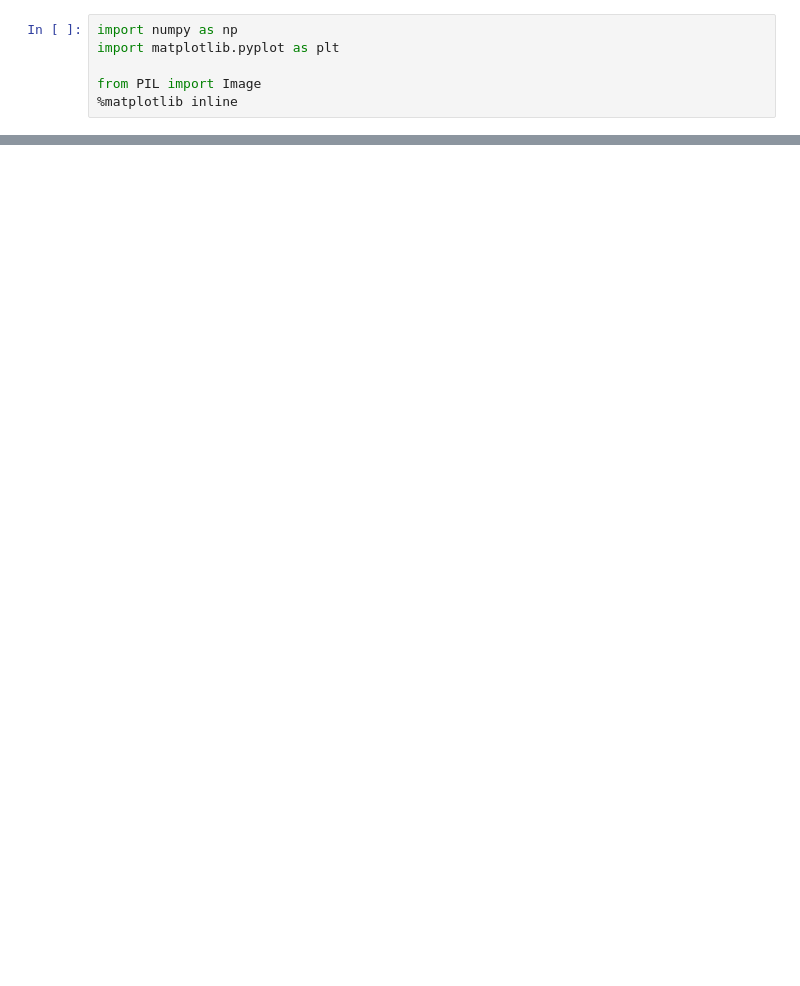
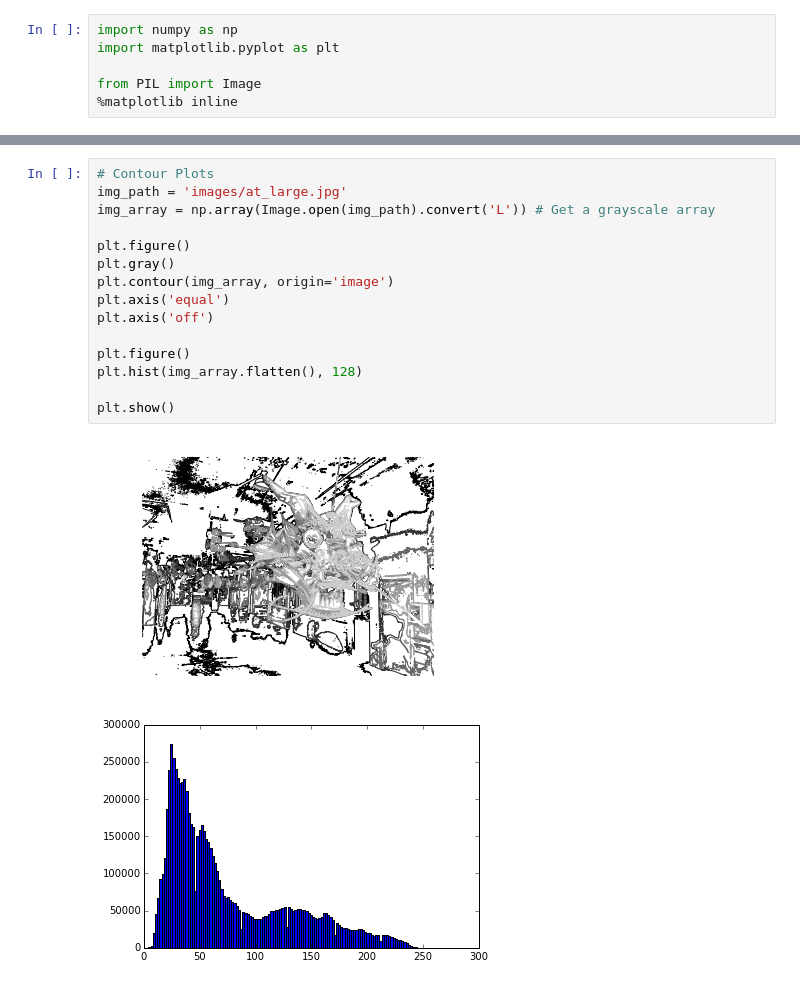
Before and after one commit to keho98/python-cv-scratchpad, a Jupyter notebook: Basic Photo Manipulation.ipynb, the cells around one changed output, grey strips where cells are left out. Drawn from its saved outputs; the diff is of its cells as text; blank space fills up the shorter version.

```diff
--- a/Basic Photo Manipulation.ipynb
+++ b/Basic Photo Manipulation.ipynb
@@ -21,0 +25,18 @@ plt.show()
+# %%
+# Contour Plots
+img_path = 'images/at_large.jpg'
+img_array = np.array(Image.open(img_path).convert('L')) # Get a grayscale array
+
+plt.figure()
+plt.gray()
+plt.contour(img_array, origin='image')
+plt.axis('equal')
+plt.axis('off')
+
+plt.figure()
+plt.hist(img_array.flatten(), 128)
+
+plt.show()
+# %% [output]
+[figure, added]
+[figure, added]
```
Also changed, not shown: parts of 1 cell of this notebook.
